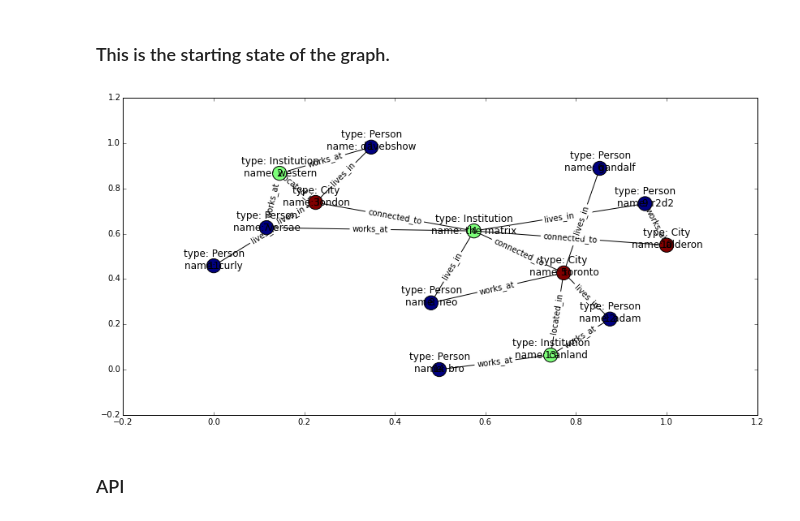
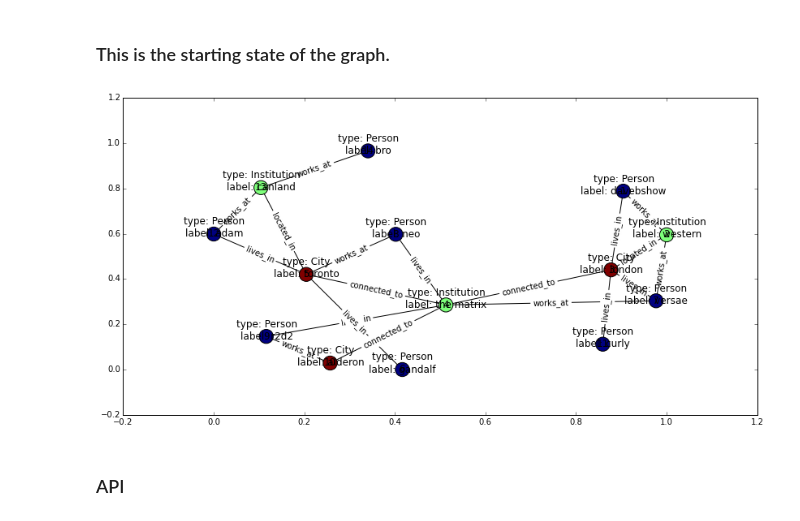
Before and after one commit to davebshow/projx, a Jupyter notebook: projx_demo.ipynb, the cells around one changed output. Cells and saved outputs as stored; diff of their text form; code cells hidden in the pictures.

```diff
--- a/projx_demo.ipynb
+++ b/projx_demo.ipynb
@@ -20,46 +20,46 @@ plt.rcParams['figure.figsize'] = 14, 7
 # %%
 g = px.test_graph()
 """
         g = nx.Graph([
         (1, 2, {'type': 'works_at'}),
         (1, 3, {'type': 'lives_in'}),
         (2, 3, {'type': 'located_in'}),
         (3, 4, {'type': 'connected_to'}),
         (4, 5, {'type': 'connected_to'}),
         (10, 4, {'type': 'connected_to'}),
         (5, 6, {'type': 'lives_in'}),
         (7, 3, {'type': 'lives_in'}),
         (8, 5, {'type': 'works_at'}),
         (7, 2, {'type': 'works_at'}),
         (8, 4, {'type': 'lives_in'}),
         (7, 4, {'type': 'works_at'}),
         (9, 4, {'type': 'lives_in'}),
         (9, 10, {'type': 'works_at'}),
         (11, 3, {'type': 'lives_in'}),
         (12, 5, {'type': 'lives_in'}),
         (12, 13, {'type': 'works_at'}),
         (13, 5, {'type': 'located_in'}),
         (13, 14, {'type': 'works_at'})
     ])
-    g.node[1] = {'type': 'Person', 'name': 'davebshow'}
-    g.node[2] = {'type': 'Institution', 'name': 'western'}
-    g.node[3] = {'type': 'City', 'name': 'london'}
-    g.node[4] = {'type': 'Institution', 'name': 'the matrix'}
-    g.node[5] = {'type': 'City', 'name': 'toronto'}
-    g.node[6] = {'type': 'Person', 'name': 'gandalf'}
-    g.node[7] = {'type': 'Person', 'name': 'versae'}
-    g.node[8] = {'type': 'Person', 'name': 'neo'}
-    g.node[9] = {'type': 'Person', 'name': 'r2d2'}
-    g.node[10] = {'type': 'City', 'name': 'alderon'}
-    g.node[11] = {'type': 'Person', 'name': 'curly'}
-    g.node[12] = {'type': 'Person', 'name': 'adam'}
-    g.node[13] = {'type': 'Institution', 'name': 'canland'}
-    g.node[14] = {'type': 'Person', 'name': 'bro'}
+    g.node[1] = {'type': 'Person', 'label': 'davebshow'}
+    g.node[2] = {'type': 'Institution', 'label': 'western'}
+    g.node[3] = {'type': 'City', 'label': 'london'}
+    g.node[4] = {'type': 'Institution', 'label': 'the matrix'}
+    g.node[5] = {'type': 'City', 'label': 'toronto'}
+    g.node[6] = {'type': 'Person', 'label': 'gandalf'}
+    g.node[7] = {'type': 'Person', 'label': 'versae'}
+    g.node[8] = {'type': 'Person', 'label': 'neo'}
+    g.node[9] = {'type': 'Person', 'label': 'r2d2'}
+    g.node[10] = {'type': 'City', 'label': 'alderon'}
+    g.node[11] = {'type': 'Person', 'label': 'curly'}
+    g.node[12] = {'type': 'Person', 'label': 'adam'}
+    g.node[13] = {'type': 'Institution', 'label': 'canland'}
+    g.node[14] = {'type': 'Person', 'label': 'bro'}
     return g
 """
-px.draw_simple_graph(g, label_attrs=['name', 'type'], edge_label_attr='type')
+px.draw_simple_graph(g, label_attrs=['label', 'type'], edge_label_attr='type')
 # %% [output]
-[figure, old version]
+[figure, new version]
 # %% [markdown]
 ### API
 # %%
```
Also changed, not shown: parts of 17 cells of this notebook, 4 other files.
